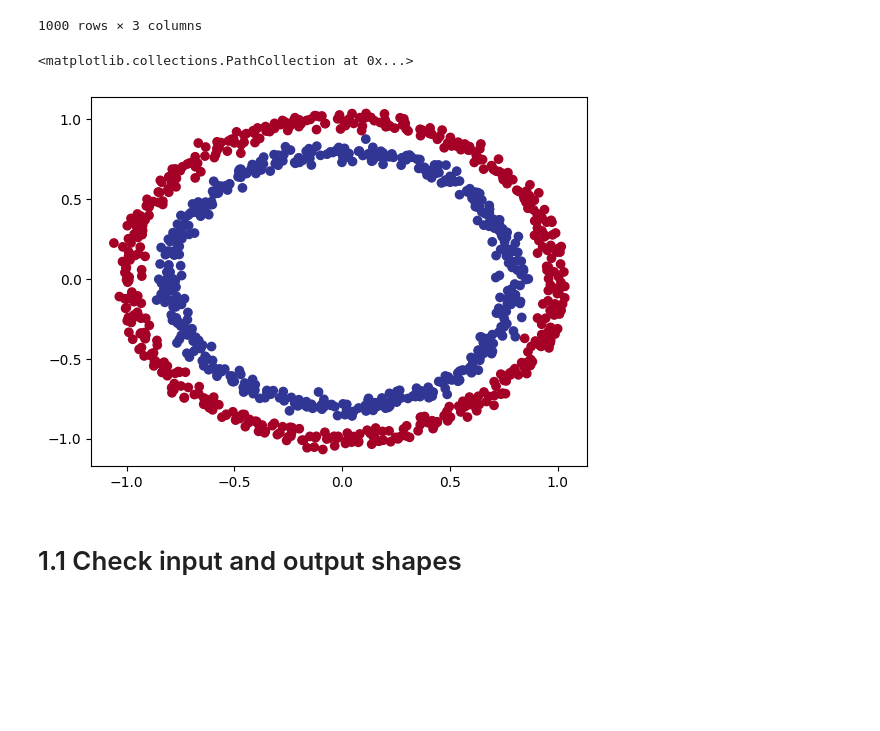
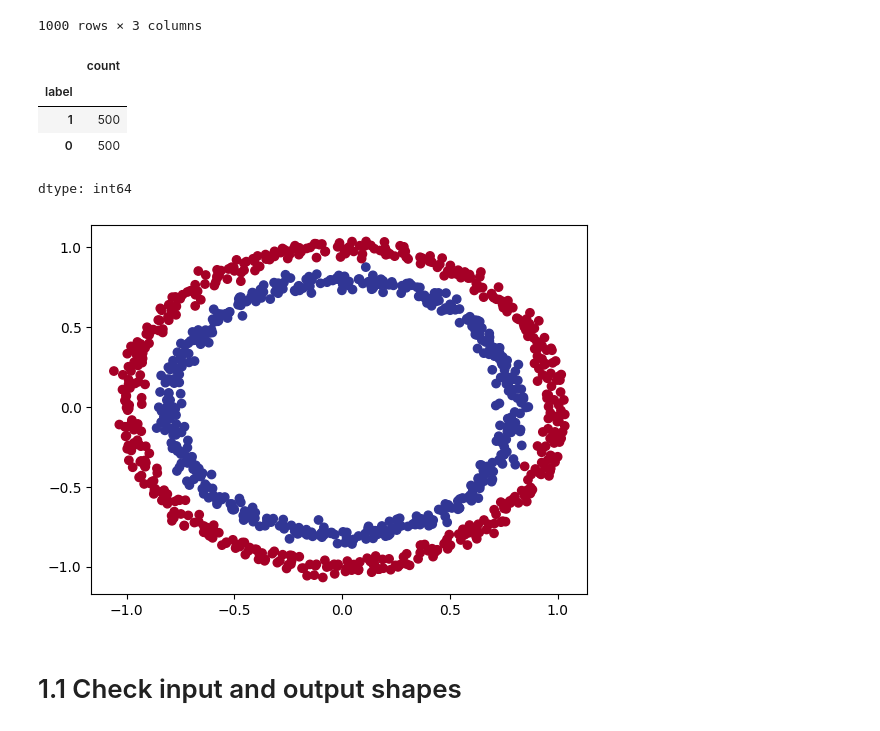
Before and after one commit to Rajnishmaurya/PyTorch-for-Deep-Learning, a Jupyter notebook: 02_Pytorch_Neural_Network_Classification.ipynb, the cells around one changed output. Saved outputs shown, nothing was run; the diff lists cells and outputs as text; code cells hidden in the pictures; blank space fills up the shorter version.

```diff
--- a/02_Pytorch_Neural_Network_Classification.ipynb
+++ b/02_Pytorch_Neural_Network_Classification.ipynb
@@ -43,10 +44,8 @@ array([1, 1, 1, 1, 0, 1, 1, 1, 1, 0, 1, 0, 1, 1, 1, 1, 0, 1, 1, 0, 1, 0,
        0, 1, 0, 1, 0, 0, 0, 1, 0, 0])
 # %%
 import pandas as pd
-data=pd.DataFrame({"X1": X[:,0],
-                    "X2":X[:,1],
-                   "label":y})
-data
+circles=pd.DataFrame({"X1":X[:,0],"X2":X[:,1],"label":y})
+circles
 # %% [output]
 |  | X1 | X2 | label |
 | 0 | 0.754246 | 0.231481 | 1 |
@@ -61,11 +60,19 @@ data
 | 998 | 0.670362 | -0.767502 | 0 |
 | 999 | 0.281057 | 0.963824 | 0 |
 1000 rows × 3 columns
+# %%
+# Check different labels
+circles.label.value_counts()
+# %% [output]
+|  | count |
+| label |  |
+| 1 | 500 |
+| 0 | 500 |
+dtype: int64
 # %%
 import matplotlib.pyplot as plt
-plt.scatter(x=X[:,0],y=X[:,1],c=y,cmap=plt.cm.RdYlBu)
+plt.scatter(X[:,0],X[:,1],c=y,cmap=plt.cm.RdYlBu);
 # %% [output]
-<matplotlib.collections.PathCollection at 0x...>
 [figure]
 # %% [markdown]
 # 1.1 Check input and output shapes
```
Also changed, not shown: parts of 39 cells of this notebook, 1 other file.
